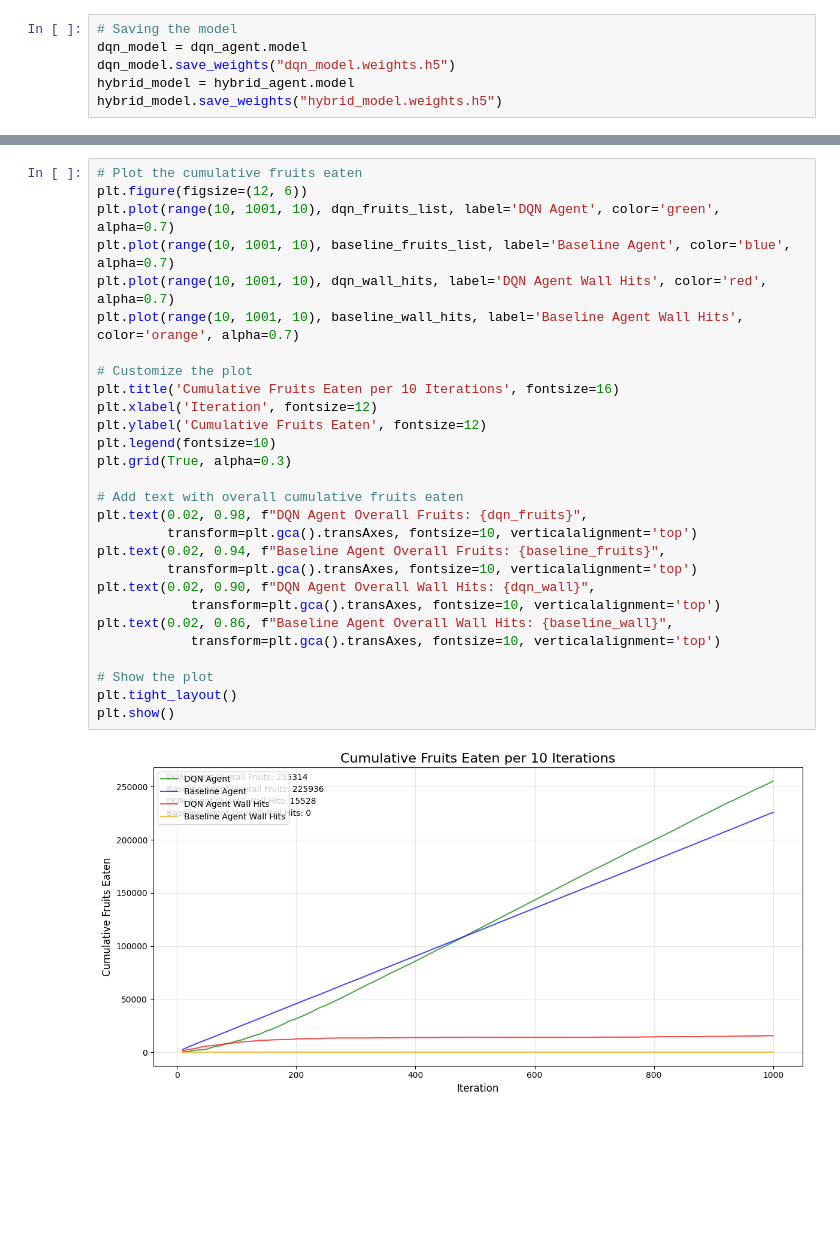
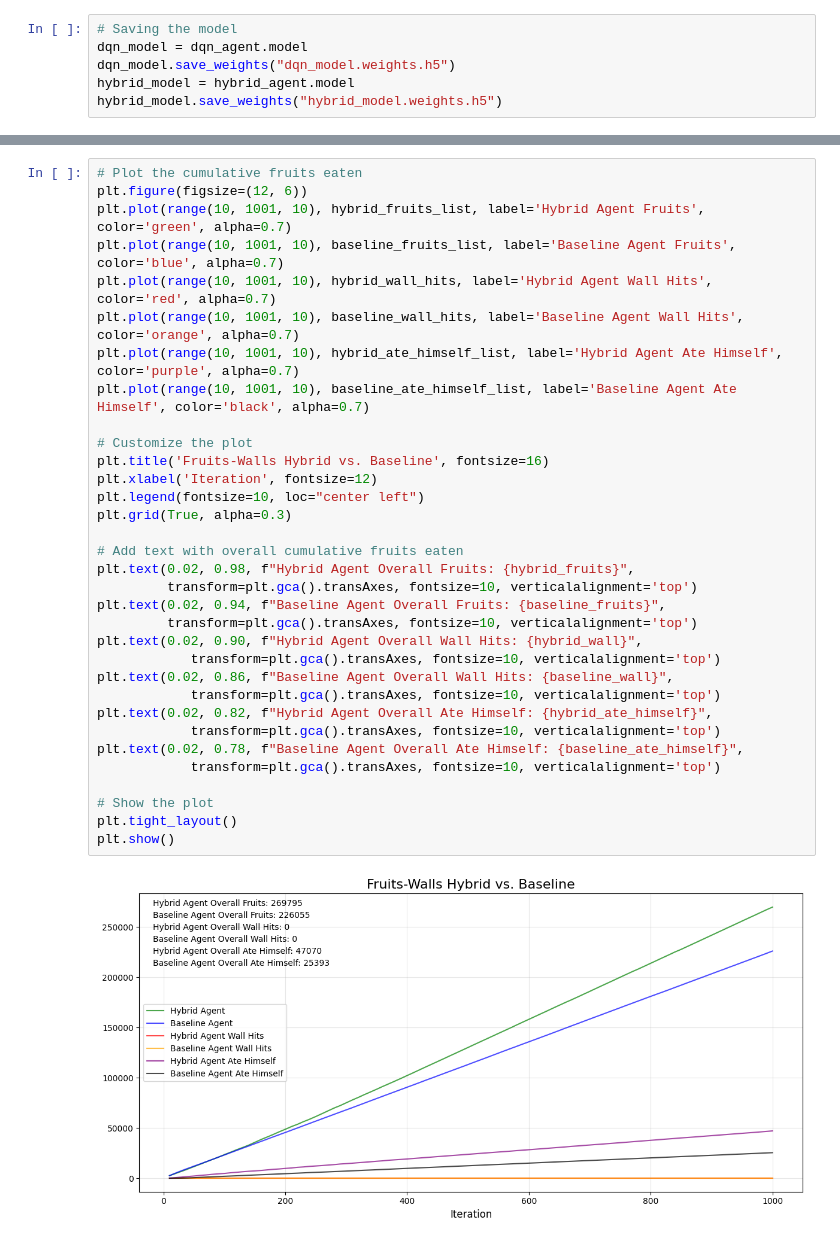
Before and after one commit to gp-1108/snake_rl, a Jupyter notebook: main.ipynb, the cells around one changed output, grey strips where cells are left out. Cells and saved outputs as stored; diff of their text form; blank space fills up the shorter version.

Commit message:
added insight plots

```diff
--- a/main.ipynb
+++ b/main.ipynb
@@ -282,30 +331,35 @@ for step in trange(1000):
 # %%
 # Plot the cumulative fruits eaten
 plt.figure(figsize=(12, 6))
-plt.plot(range(10, 1001, 10), dqn_fruits_list, label='DQN Agent', color='green', alpha=0.7)
-plt.plot(range(10, 1001, 10), baseline_fruits_list, label='Baseline Agent', color='blue', alpha=0.7)
-plt.plot(range(10, 1001, 10), dqn_wall_hits, label='DQN Agent Wall Hits', color='red', alpha=0.7)
+plt.plot(range(10, 1001, 10), hybrid_fruits_list, label='Hybrid Agent Fruits', color='green', alpha=0.7)
+plt.plot(range(10, 1001, 10), baseline_fruits_list, label='Baseline Agent Fruits', color='blue', alpha=0.7)
+plt.plot(range(10, 1001, 10), hybrid_wall_hits, label='Hybrid Agent Wall Hits', color='red', alpha=0.7)
 plt.plot(range(10, 1001, 10), baseline_wall_hits, label='Baseline Agent Wall Hits', color='orange', alpha=0.7)
+plt.plot(range(10, 1001, 10), hybrid_ate_himself_list, label='Hybrid Agent Ate Himself', color='purple', alpha=0.7)
+plt.plot(range(10, 1001, 10), baseline_ate_himself_list, label='Baseline Agent Ate Himself', color='black', alpha=0.7)
 
 # Customize the plot
-plt.title('Cumulative Fruits Eaten per 10 Iterations', fontsize=16)
+plt.title('Fruits-Walls Hybrid vs. Baseline', fontsize=16)
 plt.xlabel('Iteration', fontsize=12)
-plt.ylabel('Cumulative Fruits Eaten', fontsize=12)
-plt.legend(fontsize=10)
+plt.legend(fontsize=10, loc="center left")
 plt.grid(True, alpha=0.3)
 
 # Add text with overall cumulative fruits eaten
-plt.text(0.02, 0.98, f"DQN Agent Overall Fruits: {dqn_fruits}",
+plt.text(0.02, 0.98, f"Hybrid Agent Overall Fruits: {hybrid_fruits}",
          transform=plt.gca().transAxes, fontsize=10, verticalalignment='top')
 plt.text(0.02, 0.94, f"Baseline Agent Overall Fruits: {baseline_fruits}",
          transform=plt.gca().transAxes, fontsize=10, verticalalignment='top')
-plt.text(0.02, 0.90, f"DQN Agent Overall Wall Hits: {dqn_wall}",
+plt.text(0.02, 0.90, f"Hybrid Agent Overall Wall Hits: {hybrid_wall}",
             transform=plt.gca().transAxes, fontsize=10, verticalalignment='top')
 plt.text(0.02, 0.86, f"Baseline Agent Overall Wall Hits: {baseline_wall}",
+            transform=plt.gca().transAxes, fontsize=10, verticalalignment='top')
+plt.text(0.02, 0.82, f"Hybrid Agent Overall Ate Himself: {hybrid_ate_himself}",
+            transform=plt.gca().transAxes, fontsize=10, verticalalignment='top')
+plt.text(0.02, 0.78, f"Baseline Agent Overall Ate Himself: {baseline_ate_himself}",
             transform=plt.gca().transAxes, fontsize=10, verticalalignment='top')
 
 # Show the plot
 plt.tight_layout()
 plt.show()
 # %% [output]
-[figure, old version]
+[figure, new version]
```
Also changed, not shown: parts of 4 cells of this notebook.
